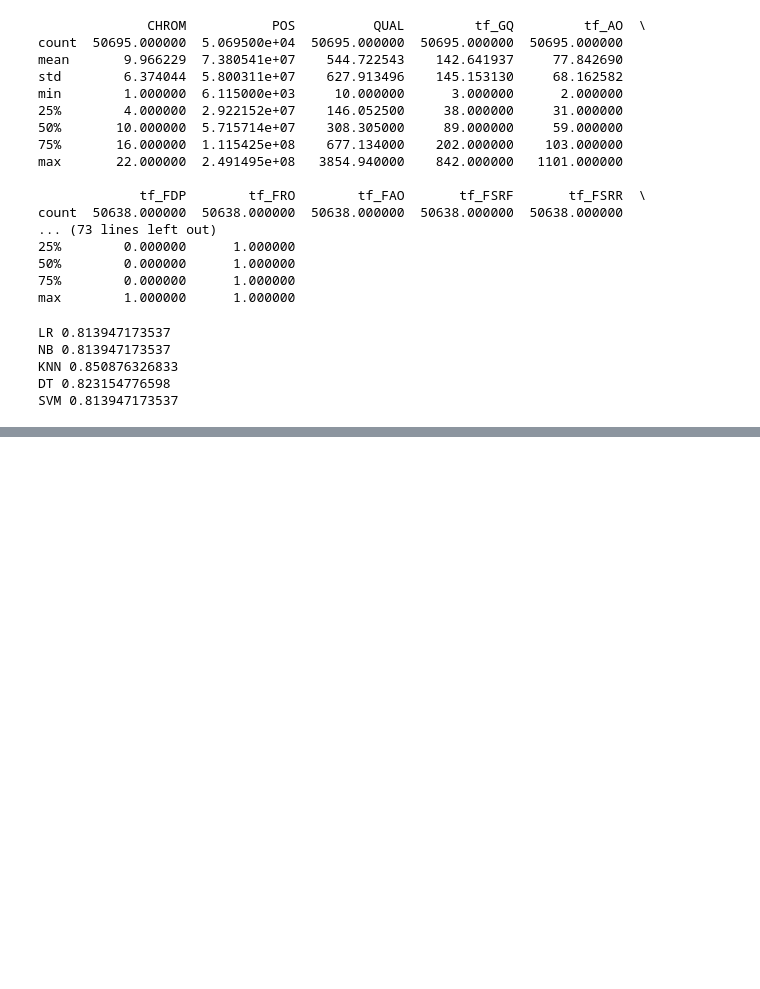
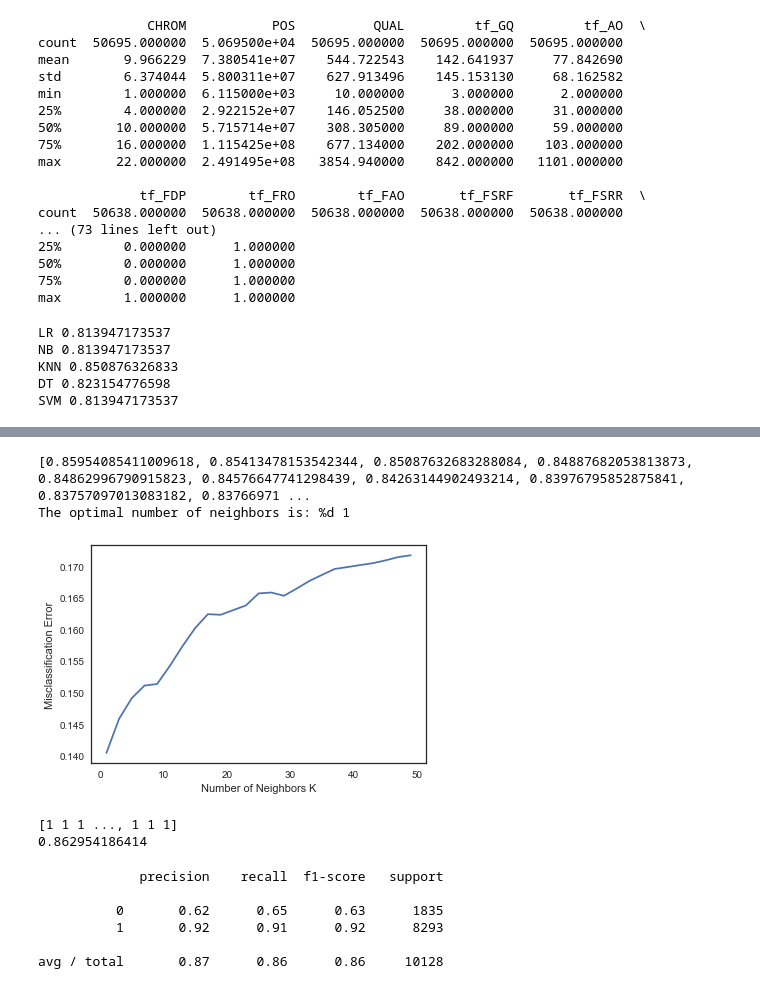
Before and after one commit to jjuhn/little_ds_problem, a Jupyter notebook: code/proton_practice.ipynb, the cells around one changed output, grey strips where cells are left out. Cells and saved outputs as stored; diff of their text form; code cells hidden in the pictures; blank space fills up the shorter version.

Commit message:
KNN works the best. need to try it with holdout set

```diff
--- a/code/proton_practice.ipynb
+++ b/code/proton_practice.ipynb
@@ -270,0 +214,68 @@ Explained Variance:  [  1.00000000e+00   2.40025041e-10   1.10579950e-11   2.774
+# %%
+# https://kevinzakka.github.io/2016/07/13/k-nearest-neighbor/
+# This has lots of information for KNN
+# So far we came to conclusion that KNN worked the best.
+
+
+# creating odd list of K for KNN
+myList = list(range(1,50))
+
+# subsetting just the odd ones
+# neighbors = filter(lambda x: x % 2 != 0, myList)
+neighbors = [num for num in myList if num % 2 == 1]
+
+
+
+cv_scores = []
+for k in neighbors:
+    knn=KNeighborsClassifier(n_neighbors=k)
+
+    kfold = KFold(n_splits=10, random_state=22)
+    scores = cross_val_score(knn, X_train, Y_train, cv=kfold, scoring="accuracy")
+    cv_scores.append(scores.mean())
+# %%
+# changing to misclassification error
+MSE = [float(1 - x) for x in cv_scores]
+
+# determining best k
+
+optimal_k = neighbors[MSE.index(min(MSE))]
+
+print("The optimal number of neighbors is: %d", optimal_k)
+
+# plot misclassification error vs k
+plt.plot(neighbors, MSE)
+plt.xlabel('Number of Neighbors K')
+plt.ylabel('Misclassification Error')
+plt.show()
+
+# Looks like knn=1 gives the highest accuracy.
+# %% [output]
+[0.85954085411009618, 0.85413478153542344, 0.85087632683288084, 0.84887682053813873, 0.84862996790915823, 0.84576647741298439, 0.84263144902493214, 0.83976795852875841, 0.83757097013083182, 0.83766971 ...
+The optimal number of neighbors is: %d 1
+[figure, added]
+# %%
+from sklearn.metrics import accuracy_score
+
+
+knn = KNeighborsClassifier(n_neighbors=1)
+
+knn.fit(X_train, Y_train)
+pred = knn.predict(X_test)
+
+print(accuracy_score(Y_test, pred))
+# %% [output]
+[1 1 1 ..., 1 1 1]
+0.862954186414
+# %%
+from sklearn.metrics import classification_report
+
+
+print(classification_report(Y_test, pred))
+# %% [output]
+             precision    recall  f1-score   support
+
+          0       0.62      0.65      0.63      1835
+          1       0.92      0.91      0.92      8293
+
+avg / total       0.87      0.86      0.86     10128
```
Also changed, not shown: parts of 7 cells of this notebook.
